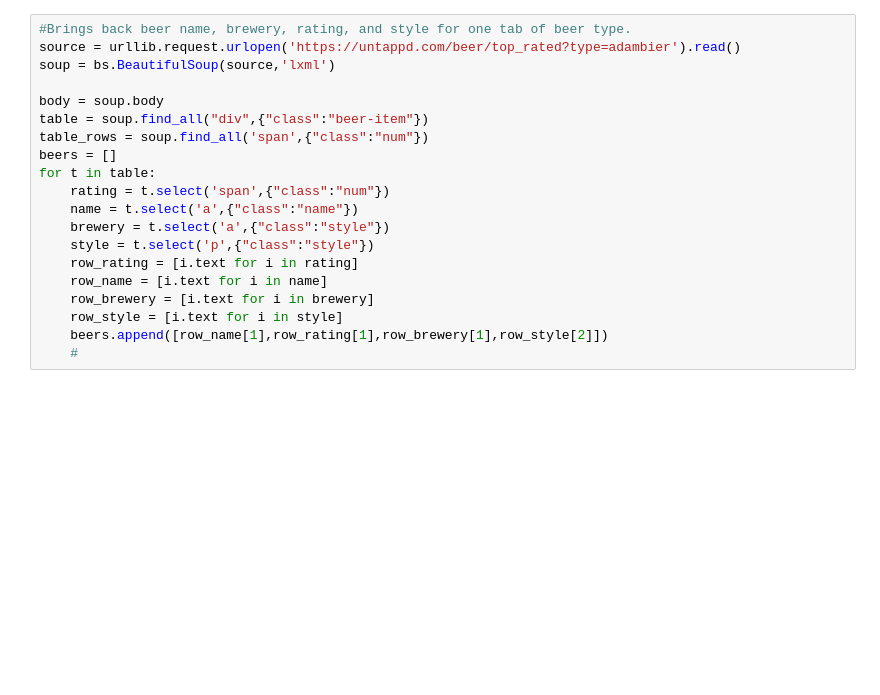
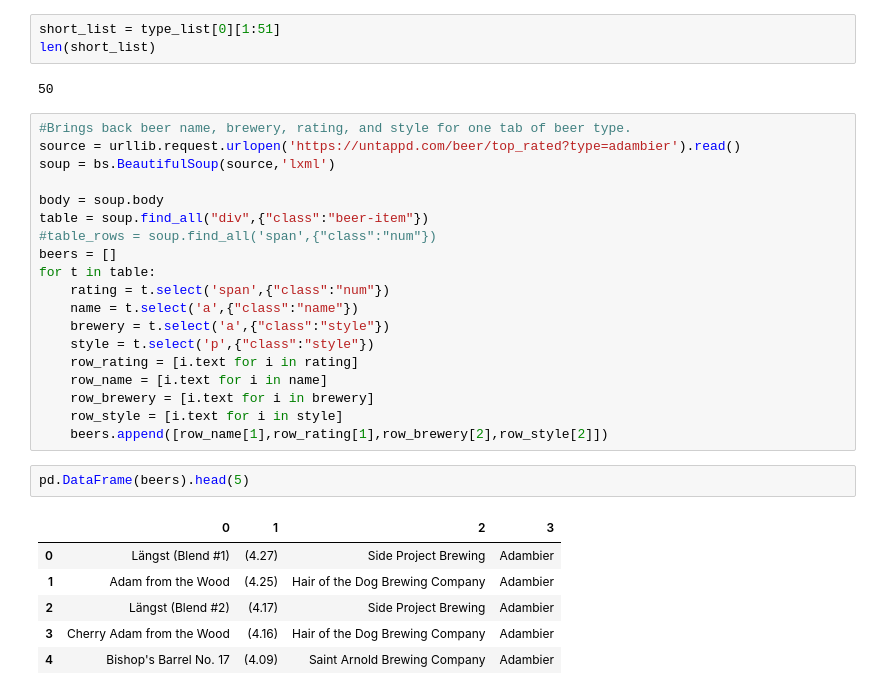
Before and after one commit to JefferyRoeder/python-learning-projects, a Jupyter notebook: web_scraping/untappd_v2.ipynb, the cells around one changed output. Drawn from its saved outputs; the diff is of its cells as text; blank space fills up the shorter version.

```diff
--- a/web_scraping/untappd_v2.ipynb
+++ b/web_scraping/untappd_v2.ipynb
@@ -6,3 +19,8 @@ import pandas as pd
+# %%
+short_list = type_list[0][1:51]
+len(short_list)
+# %% [output]
+50
 # %%
 #Brings back beer name, brewery, rating, and style for one tab of beer type.
 source = urllib.request.urlopen('https://untappd.com/beer/top_rated?type=adambier').read()
@@ -10,7 +28,7 @@ soup = bs.BeautifulSoup(source,'lxml')
 
 body = soup.body
 table = soup.find_all("div",{"class":"beer-item"})
-table_rows = soup.find_all('span',{"class":"num"})
+#table_rows = soup.find_all('span',{"class":"num"})
 beers = []
 for t in table:
     rating = t.select('span',{"class":"num"})
@@ -21,5 +39,13 @@ for t in table:
     row_name = [i.text for i in name]
     row_brewery = [i.text for i in brewery]
     row_style = [i.text for i in style]
-    beers.append([row_name[1],row_rating[1],row_brewery[1],row_style[2]])
-    #
+    beers.append([row_name[1],row_rating[1],row_brewery[2],row_style[2]])
+# %%
+pd.DataFrame(beers).head(5)
+# %% [output]
+|  | 0 | 1 | 2 | 3 |
+| 0 | Längst (Blend #1) | (4.27) | Side Project Brewing | Adambier |
+| 1 | Adam from the Wood | (4.25) | Hair of the Dog Brewing Company | Adambier |
+| 2 | Längst (Blend #2) | (4.17) | Side Project Brewing | Adambier |
+| 3 | Cherry Adam from the Wood | (4.16) | Hair of the Dog Brewing Company | Adambier |
+| 4 | Bishop's Barrel No. 17 | (4.09) | Saint Arnold Brewing Company | Adambier |
```
Also changed, not shown: parts of 8 cells of this notebook.
